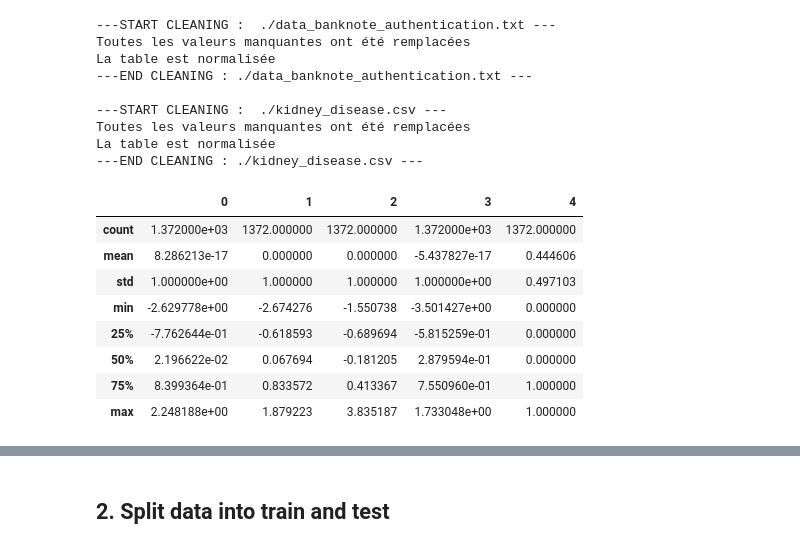
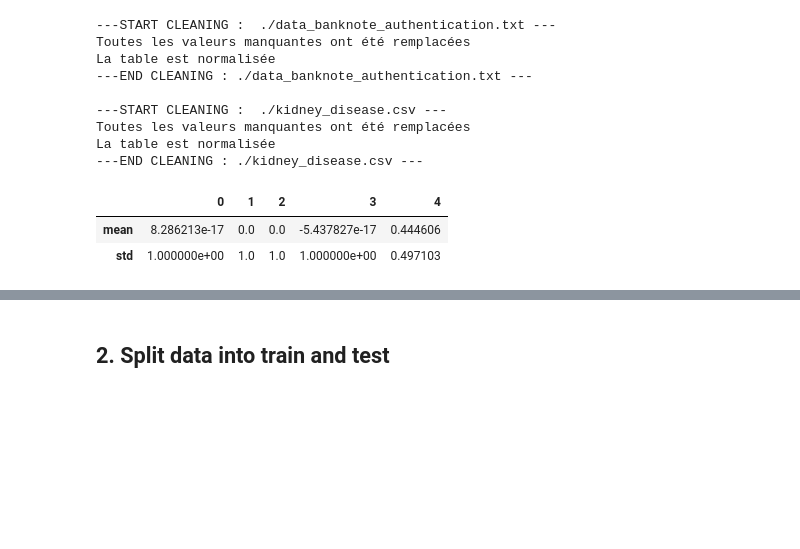
Before and after one commit to thibaultspriet/developmentProjectML, a Jupyter notebook: worflow.ipynb, the cells around one changed output, grey strips where cells are left out. Drawn from its saved outputs; the diff is of its cells as text; code cells hidden in the pictures; blank space fills up the shorter version.

```diff
--- a/worflow.ipynb
+++ b/worflow.ipynb
@@ -26,15 +27,9 @@ Toutes les valeurs manquantes ont été remplacées
 La table est normalisée
 ---END CLEANING : ./kidney_disease.csv ---
 # %%
-banknote.describe()
+banknote.describe().loc[['mean','std'],:]
 # %% [output]
 |  | 0 | 1 | 2 | 3 | 4 |
-| count | 1.372000e+03 | 1372.000000 | 1372.000000 | 1.372000e+03 | 1372.000000 |
-| mean | 8.286213e-17 | 0.000000 | 0.000000 | -5.437827e-17 | 0.444606 |
-| std | 1.000000e+00 | 1.000000 | 1.000000 | 1.000000e+00 | 0.497103 |
-| min | -2.629778e+00 | -2.674276 | -1.550738 | -3.501427e+00 | 0.000000 |
-| 25% | -7.762644e-01 | -0.618593 | -0.689694 | -5.815259e-01 | 0.000000 |
-| 50% | 2.196622e-02 | 0.067694 | -0.181205 | 2.879594e-01 | 0.000000 |
-| 75% | 8.399364e-01 | 0.833572 | 0.413367 | 7.550960e-01 | 1.000000 |
-| max | 2.248188e+00 | 1.879223 | 3.835187 | 1.733048e+00 | 1.000000 |
+| mean | 8.286213e-17 | 0.0 | 0.0 | -5.437827e-17 | 0.444606 |
+| std | 1.000000e+00 | 1.0 | 1.0 | 1.000000e+00 | 0.497103 |
 # %%
```
Also changed, not shown: parts of 17 cells of this notebook, 1 other file.
